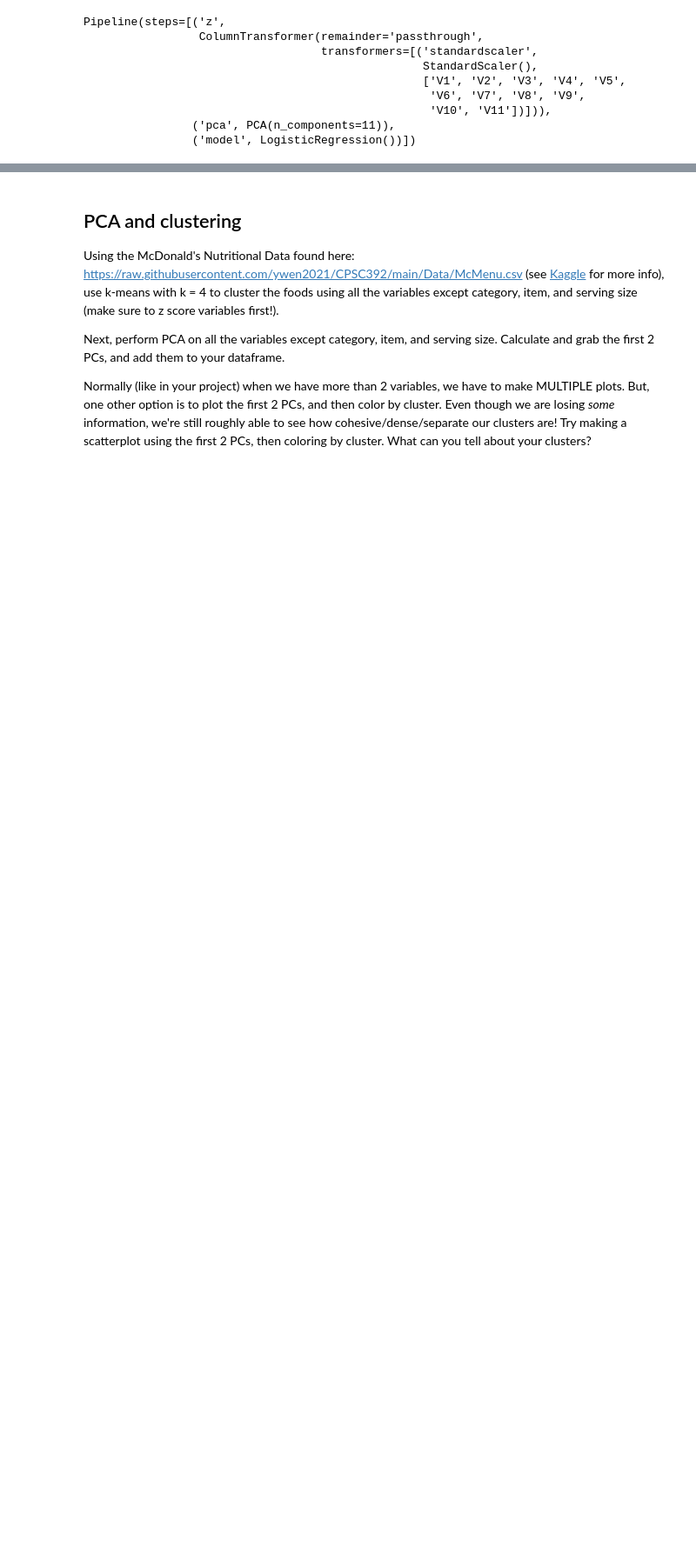
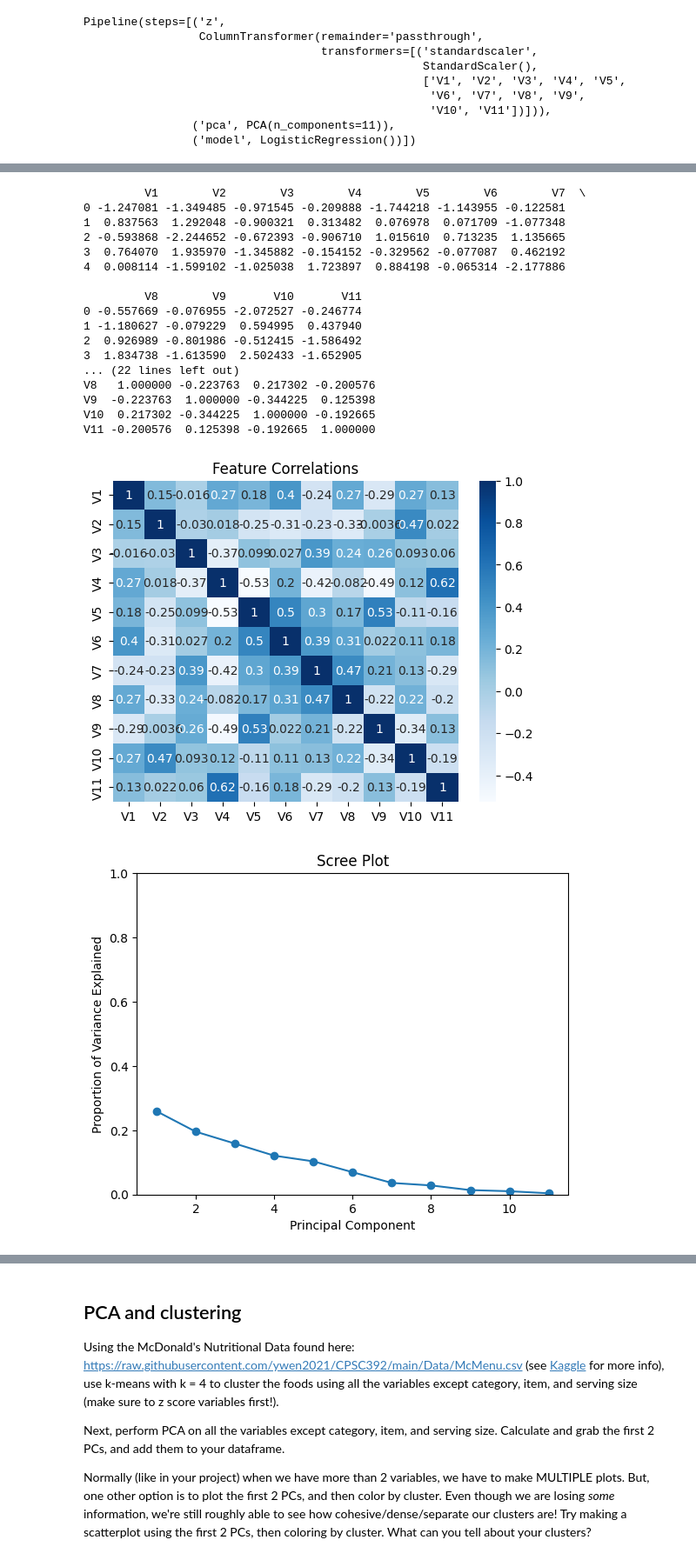
Before and after one commit to masonfarley18/CPSC-392, a Jupyter notebook: PCA.ipynb, the cells around one changed output, grey strips where cells are left out. Shown at 87% size. Saved outputs shown, nothing was run; the diff lists cells and outputs as text; code cells hidden in the pictures; blank space fills up the shorter version.

```diff
--- a/PCA.ipynb
+++ b/PCA.ipynb
@@ -263,0 +256,73 @@ d4.head()
+# %%
+
+import pandas as pd
+import numpy as np
+import seaborn as sb
+import matplotlib.pyplot as plt
+
+from sklearn.pipeline import Pipeline
+from sklearn.preprocessing import StandardScaler
+from sklearn.decomposition import PCA
+
+# Load dataset
+d4 = pd.read_csv("https://raw.githubusercontent.com/ywen2021/CPSC392/main/Data/pca10.csv")
+
+# Examine dataset
+print(d4.head())
+
+# Correlation matrix
+print(d4.corr())
+
+# Correlation heatmap
+sb.heatmap(d4.corr(), cmap="Blues", annot=True)
+plt.title("Feature Correlations")
+plt.show()
+
+# Build empty pipeline with Z-scoring and PCA
+pipe = Pipeline([
+    ("zscore", StandardScaler()),
+    ("pca", PCA())
+])
+
+# Fit model
+pipe.fit(d4)
+
+# Extract PCA model
+pca = pipe.named_steps["pca"]
+
+# Scree plot
+plt.plot(
+    range(1, len(pca.explained_variance_ratio_) + 1),
+    pca.explained_variance_ratio_,
+    marker="o"
+)
+
+plt.xlabel("Principal Component")
+plt.ylabel("Proportion of Variance Explained")
+plt.title("Scree Plot")
+plt.ylim(0, 1)
+plt.show()
+
+# Cumulative variance explained
+print("Cumulative variance explained:")
+print(np.cumsum(pca.explained_variance_ratio_))
+# %% [output]
+         V1        V2        V3        V4        V5        V6        V7  \
+0 -1.247081 -1.349485 -0.971545 -0.209888 -1.744218 -1.143955 -0.122581
+1  0.837563  1.292048 -0.900321  0.313482  0.076978  0.071709 -1.077348
+2 -0.593868 -2.244652 -0.672393 -0.906710  1.015610  0.713235  1.135665
+3  0.764070  1.935970 -1.345882 -0.154152 -0.329562 -0.077087  0.462192
+4  0.008114 -1.599102 -1.025038  1.723897  0.884198 -0.065314 -2.177886
+
+         V8        V9       V10       V11
+0 -0.557669 -0.076955 -2.072527 -0.246774
+1 -1.180627 -0.079229  0.594995  0.437940
+2  0.926989 -0.801986 -0.512415 -1.586492
+3  1.834738 -1.613590  2.502433 -1.652905
+... (22 lines left out)
+V8   1.000000 -0.223763  0.217302 -0.200576
+V9  -0.223763  1.000000 -0.344225  0.125398
+V10  0.217302 -0.344225  1.000000 -0.192665
+V11 -0.200576  0.125398 -0.192665  1.000000
+[figure, added]
+[figure, added]
```
Also changed, not shown: parts of 9 cells of this notebook.
